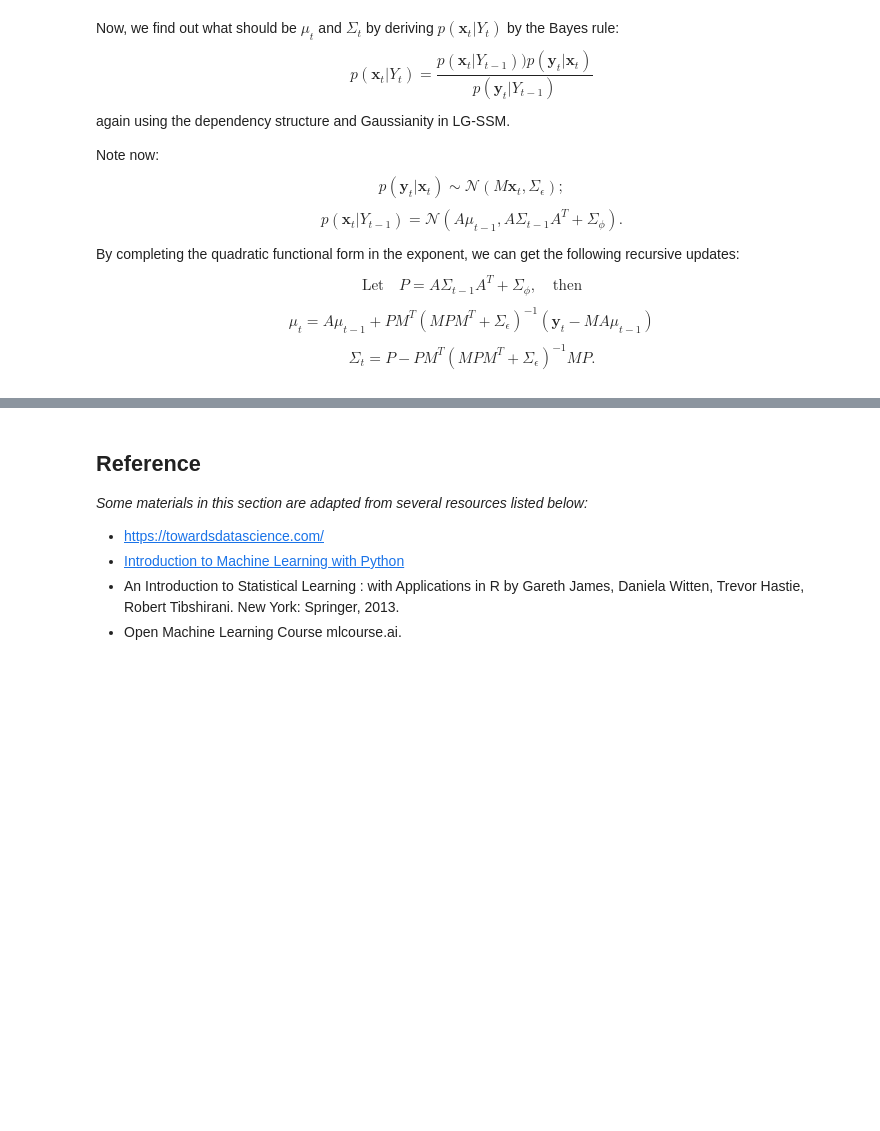
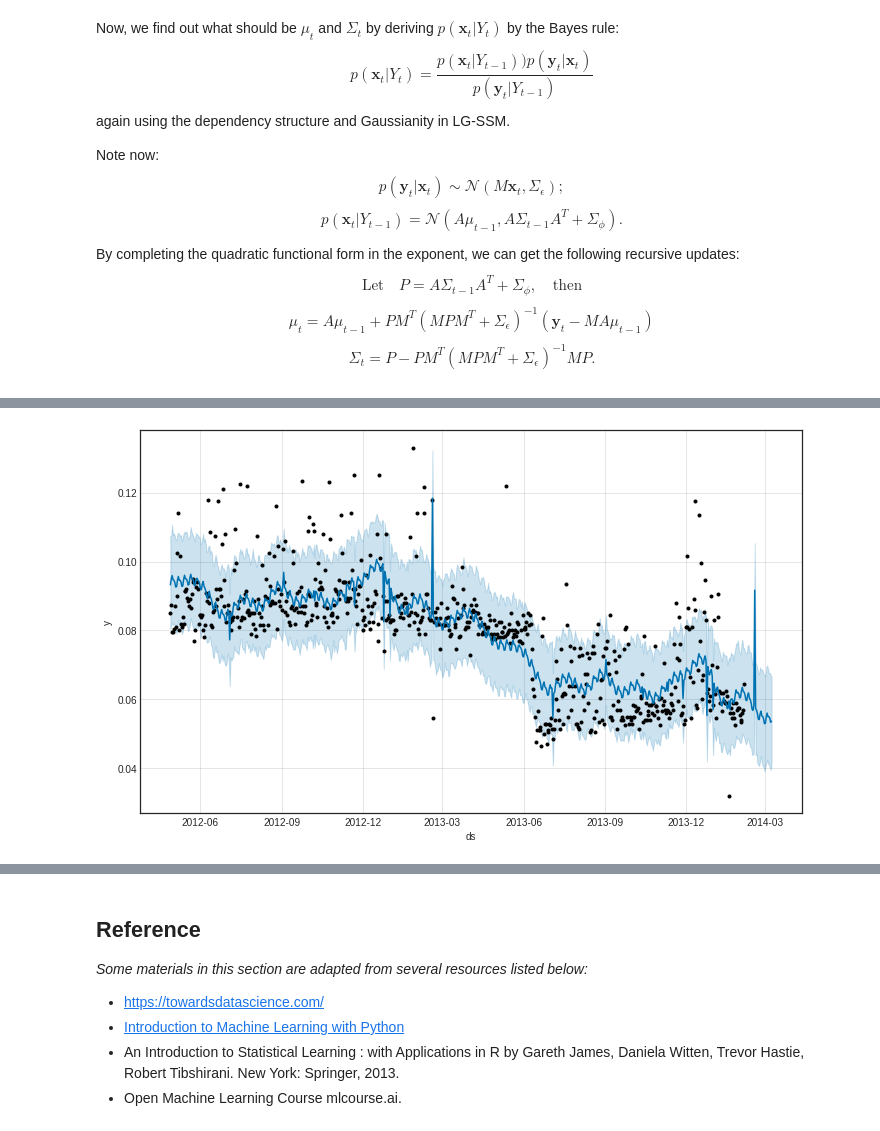
Before and after one commit to mdnsakib/ICPE-639, a Jupyter notebook: Mod5-1-ML-StateSpaceModels.ipynb, the cells around one changed output, grey strips where cells are left out. Cells and saved outputs as stored; diff of their text form; code cells hidden in the pictures; blank space fills up the shorter version.

```diff
--- a/Mod5-1-ML-StateSpaceModels.ipynb
+++ b/Mod5-1-ML-StateSpaceModels.ipynb
@@ -98,0 +147,16 @@ The other extreme direction is to completely data-driven to develop **recurrent
+# %%
+import pandas as pd
+import numpy as np
+import matplotlib.pyplot as plt
+import matplotlib as mpl
+from mpl_toolkits.mplot3d import axes3d
+import seaborn as sns
+
+from sklearn.preprocessing import scale
+import sklearn.linear_model as skl_lm
+from sklearn.metrics import mean_squared_error, r2_score
+
+%matplotlib inline
+plt.style.use('seaborn-white')
+import warnings
+warnings.filterwarnings('ignore')
@@ -98,0 +167,8 @@ The other extreme direction is to completely data-driven to develop **recurrent
+# %%
+# Sample Energy consumption data of in UK.
+# https://data.london.gov.uk/dataset/smartmeter-energy-use-data-in-london-households
+
+df1 = pd.read_csv('https://raw.githubusercontent.com/jtao/AdvancedML/main/data/Energy.csv', parse_dates=["day"])
+
+df1.columns = ["ds","y"]  # change the column names
+df1.info()
@@ -98,0 +194,12 @@ The other extreme direction is to completely data-driven to develop **recurrent
+# %%
+# import Prophet
+from prophet import Prophet
+
+# model fitting and forecasting
+m = Prophet(daily_seasonality = False, yearly_seasonality = True, weekly_seasonality = True,interval_width=0.8)
+m.add_country_holidays(country_name='US')
+m.fit(df1[1:650])
+future = m.make_future_dataframe(periods=31) # future 31 time points
+
+forecast = m.predict(future) # forecast
+forecast[['ds', 'yhat', 'yhat_lower', 'yhat_upper']].tail()
@@ -98,0 +230,5 @@ The other extreme direction is to completely data-driven to develop **recurrent
+# %%
+# plot the model fitting and forecasting with pointwise confidence intervals.
+fig1 = m.plot(forecast)
+# %% [output]
+[figure, added]
```
Also changed, not shown: parts of 16 cells of this notebook, 4 other files.
